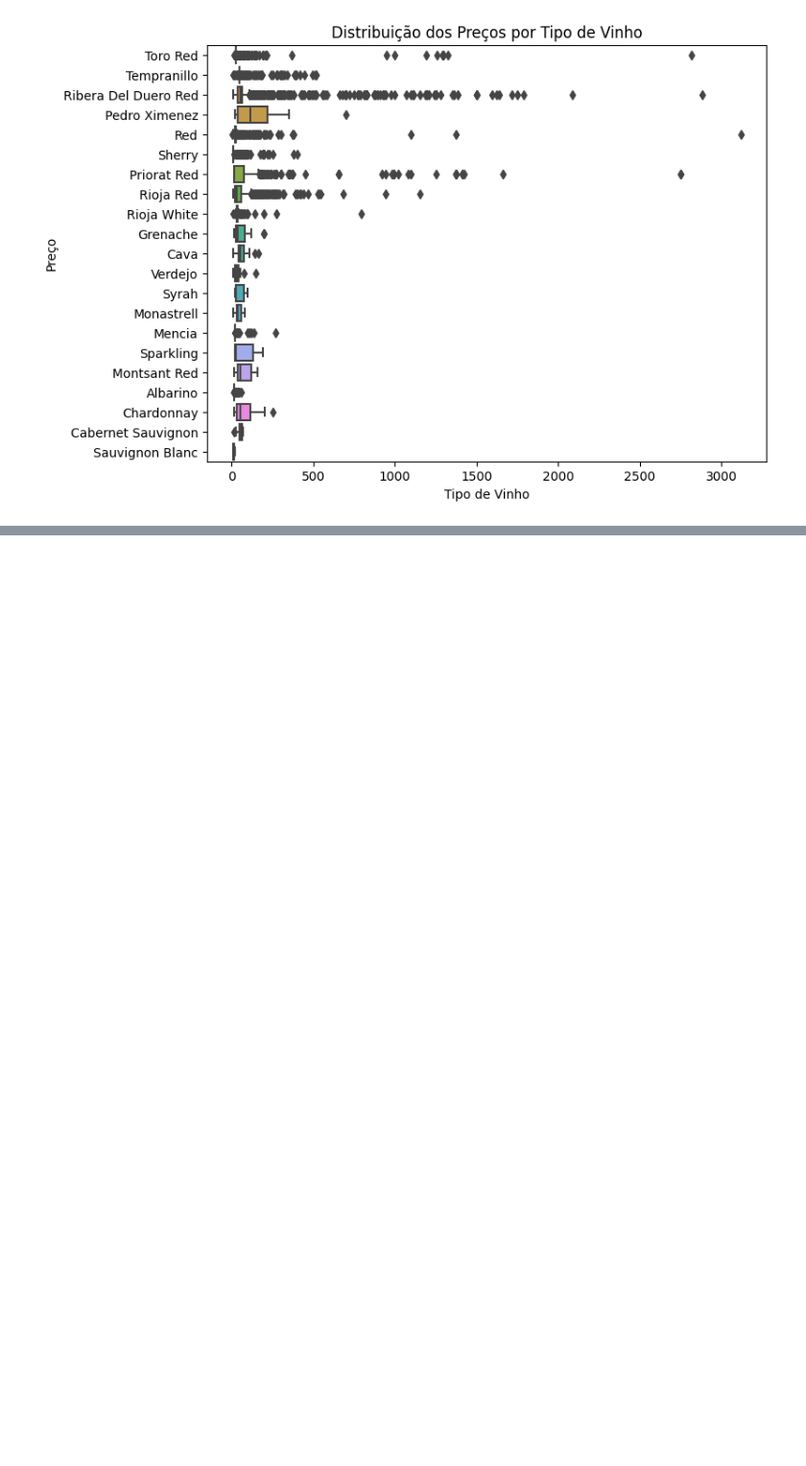
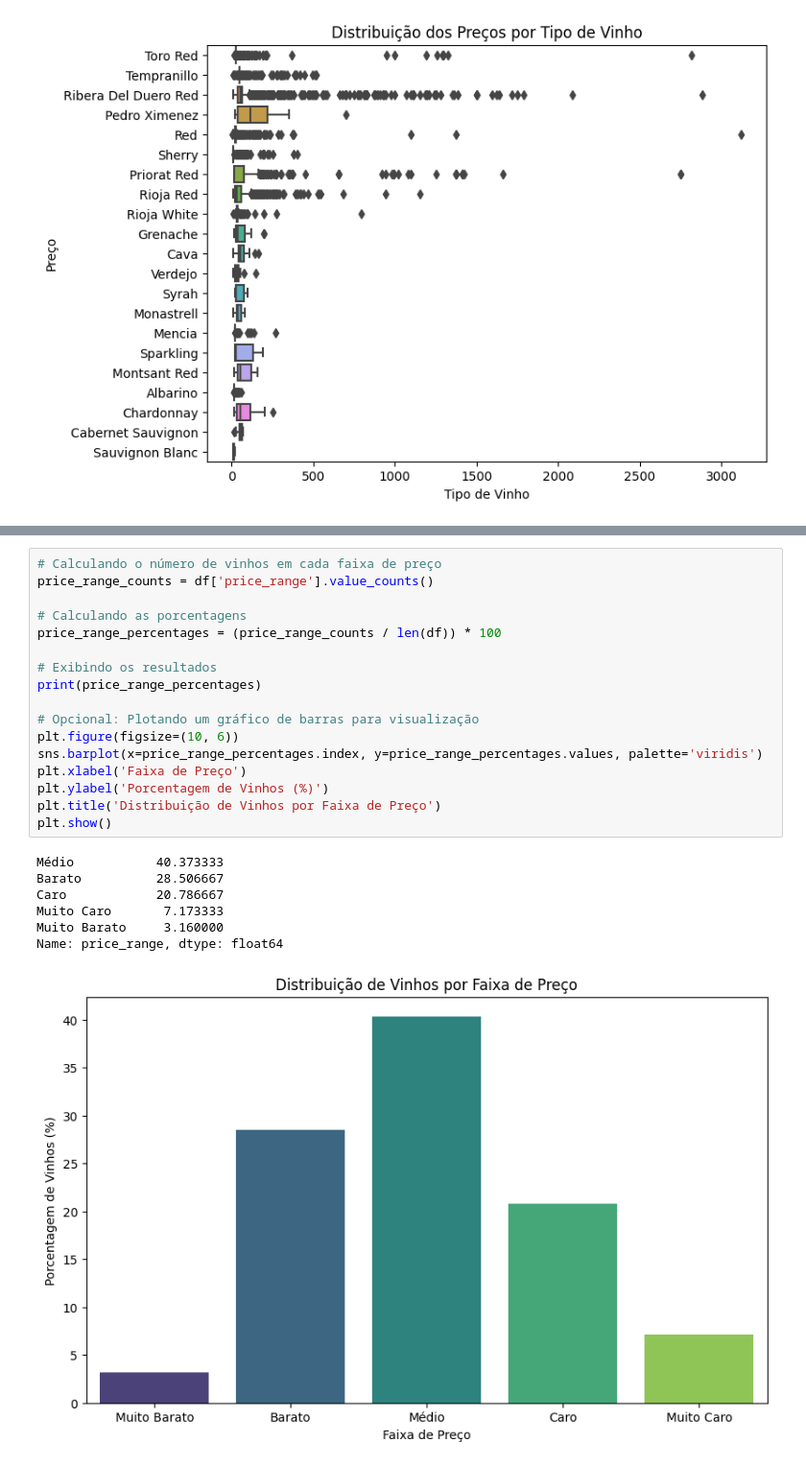
Before and after one commit to atlantico-academy/equipe3-2024.2, a Jupyter notebook: notebooks/01-exploratory_data_analysis.ipynb, the cells around one changed output, grey strips where cells are left out. Shown at 96% size. Saved outputs shown, nothing was run; the diff lists cells and outputs as text; blank space fills up the shorter version.

```diff
--- a/notebooks/01-exploratory_data_analysis.ipynb
+++ b/notebooks/01-exploratory_data_analysis.ipynb
@@ -493,0 +215,25 @@ plt.show()
+# %%
+# Calculando o número de vinhos em cada faixa de preço
+price_range_counts = df['price_range'].value_counts()
+
+# Calculando as porcentagens
+price_range_percentages = (price_range_counts / len(df)) * 100
+
+# Exibindo os resultados
+print(price_range_percentages)
+
+# Opcional: Plotando um gráfico de barras para visualização
+plt.figure(figsize=(10, 6))
+sns.barplot(x=price_range_percentages.index, y=price_range_percentages.values, palette='viridis')
+plt.xlabel('Faixa de Preço')
+plt.ylabel('Porcentagem de Vinhos (%)')
+plt.title('Distribuição de Vinhos por Faixa de Preço')
+plt.show()
+# %% [output]
+Médio           40.373333
+Barato          28.506667
+Caro            20.786667
+Muito Caro       7.173333
+Muito Barato     3.160000
+Name: price_range, dtype: float64
+[figure, added]
```
Also changed, not shown: parts of 62 cells of this notebook.
